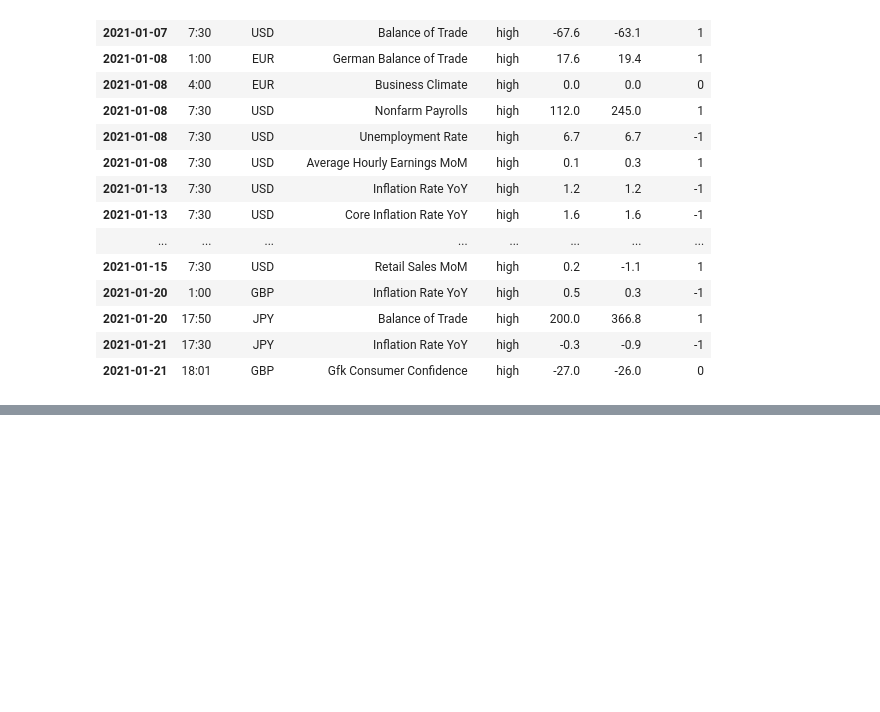
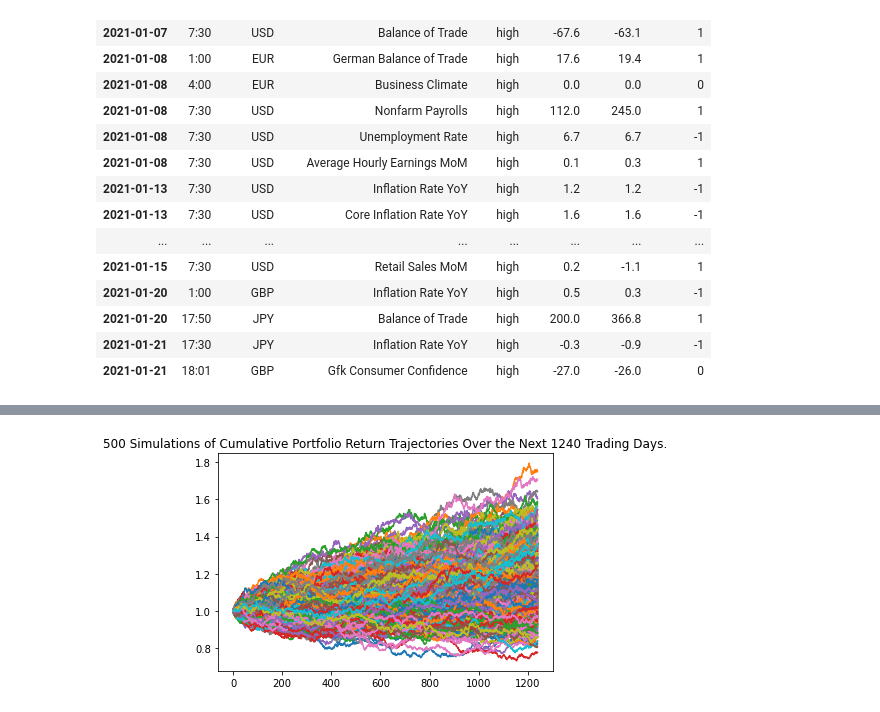
Before and after one commit to lchristij/Project-01, a Jupyter notebook: eRoboAd.ipynb, the cells around one changed output, grey strips where cells are left out. Saved outputs shown, nothing was run; the diff lists cells and outputs as text; code cells hidden in the pictures; blank space fills up the shorter version.

Commit message:
eRoboAd_01042020 version2

```diff
--- a/eRoboAd.ipynb
+++ b/eRoboAd.ipynb
@@ -419,3 +431,34 @@ Date
 [4] EXIT
 Select the currency pair you wish to trade:  4
 Thanks for using the FOREX Robo Advisor. Happy Trading!!
+# %%
+# Set Alpaca API key and secret
+alpaca_api_key = os.getenv("ALPACA_API_KEY")
+alpaca_secret_key = os.getenv("ALPACA_SECRET_KEY")
+
+api = tradeapi.REST(
+    alpaca_api_key,
+    alpaca_secret_key,
+    api_version = "v2"
+)
+# %%
+# Set timeframe to '1D'
+timeframe = "1D"
+
+# Set start and end datetimes between now and 5 years ago.
+start_date = pd.Timestamp("2016-01-01", tz="America/New_York").isoformat()
+end_date = pd.Timestamp("2021-01-04", tz="America/New_York").isoformat()
+
+# Set the ticker information
+symbols = ["FXE","FXY","FXG"]
+
+# Get 5 year's worth of historical price data
+df_symbols = api.get_barset(
+    symbols,
+    timeframe,
+    start=start_date,
+    end=end_date
+).df
+
+# Display sample data
+df_symbols.head()
@@ -421,0 +474,11 @@ Thanks for using the FOREX Robo Advisor. Happy Trading!!
+# %%
+# Configure a Monte Carlo simulation to forecast five years cumulative returns
+MC_even_dist = MCSimulation(
+    portfolio_data = df_symbols,
+    weights = [.33,.33,.33],
+    num_simulation = 500,
+    num_trading_days = 40*31
+)
+
+# Print the simulation input data
+MC_even_dist.portfolio_data.head()
@@ -421,0 +530,5 @@ Thanks for using the FOREX Robo Advisor. Happy Trading!!
+# %%
+# Plot simulation outcomes
+line_plot = MC_even_dist.plot_simulation()
+# %% [output]
+[figure, added]
```
Also changed, not shown: parts of 8 cells of this notebook.
